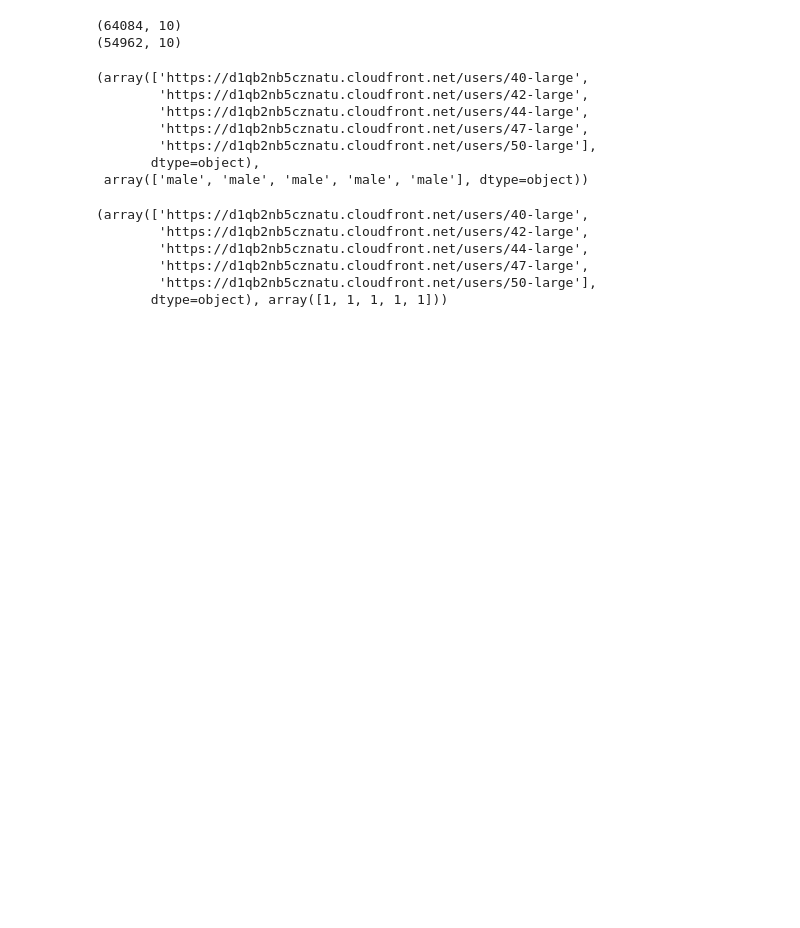
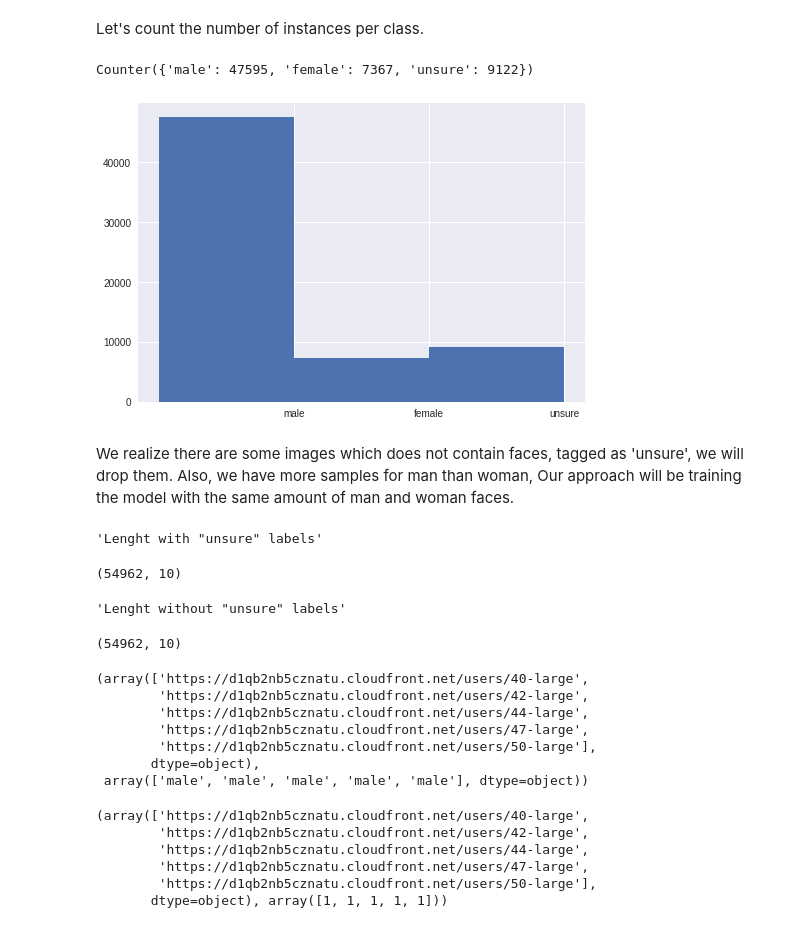
Before and after one commit to Ang3lino/mlnn, a Jupyter notebook: projects/2/gender_classification.ipynb, the cells around one changed output. Cells and saved outputs as stored; diff of their text form; code cells hidden in the pictures; blank space fills up the shorter version.

```diff
--- a/projects/2/gender_classification.ipynb
+++ b/projects/2/gender_classification.ipynb
@@ -31,11 +48,35 @@ df.head()
 | 2 | 1023132477 | False | finalized | 1 | 8/19/2016 17:01:43 | male | ... |
 | 3 | 1023132478 | False | finalized | 1 | 8/19/2016 17:01:04 | male | ... |
 | 4 | 1023132479 | False | finalized | 1 | 8/19/2016 17:00:48 | male | ... |
+# %% [markdown]
+Let's count the number of instances per class.
+# %%
+gender_labels = df.please_select_the_gender_of_the_person_in_the_picture.values
+counter = Counter(gender_labels)
+display(counter)  # display unique label values
+# %% [output]
+Counter({'male': 47595, 'female': 7367, 'unsure': 9122})
+# %%
+labels, values = zip(*counter.items())
+
+indexes = np.arange(len(labels))
+width = 1
+
+plt.bar(indexes, values, width)
+plt.xticks(indexes + width * 0.5, labels)
+plt.show()
+# %% [output]
+[figure, added]
+# %% [markdown]
+We realize there are some images which does not contain faces, tagged as 'unsure', we will drop them.
+Also, we have more samples for man than woman, Our approach will be training the model with the same amount of man and woman faces.
 # %%
-print(df.shape)
-df = df[df.please_select_the_gender_of_the_person_in_the_picture != 'unsure']
-print(df.shape)
+display('''Lenght with "unsure" labels''', df.shape)
+df = df[df.please_select_the_gender_of_the_person_in_the_picture != 'unsure']  # drop irrelevant rows
+display('''Lenght without "unsure" labels''', df.shape)
 # %% [output]
-(64084, 10)
-(54962, 10)
+'Lenght with "unsure" labels'
+(54962, 10)
+'Lenght without "unsure" labels'
+(54962, 10)
 # %%
```
Also changed, not shown: parts of 18 cells of this notebook, 1 other file.
